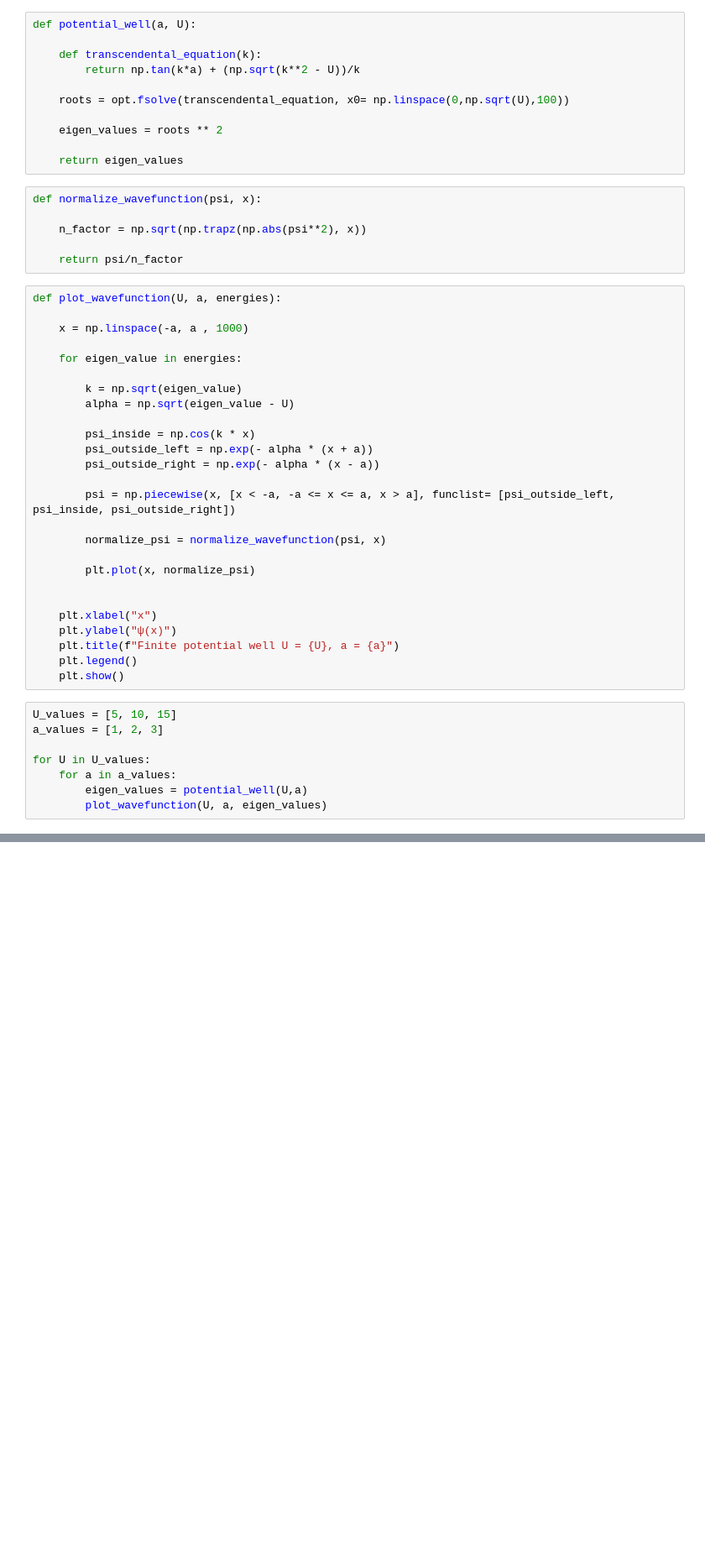
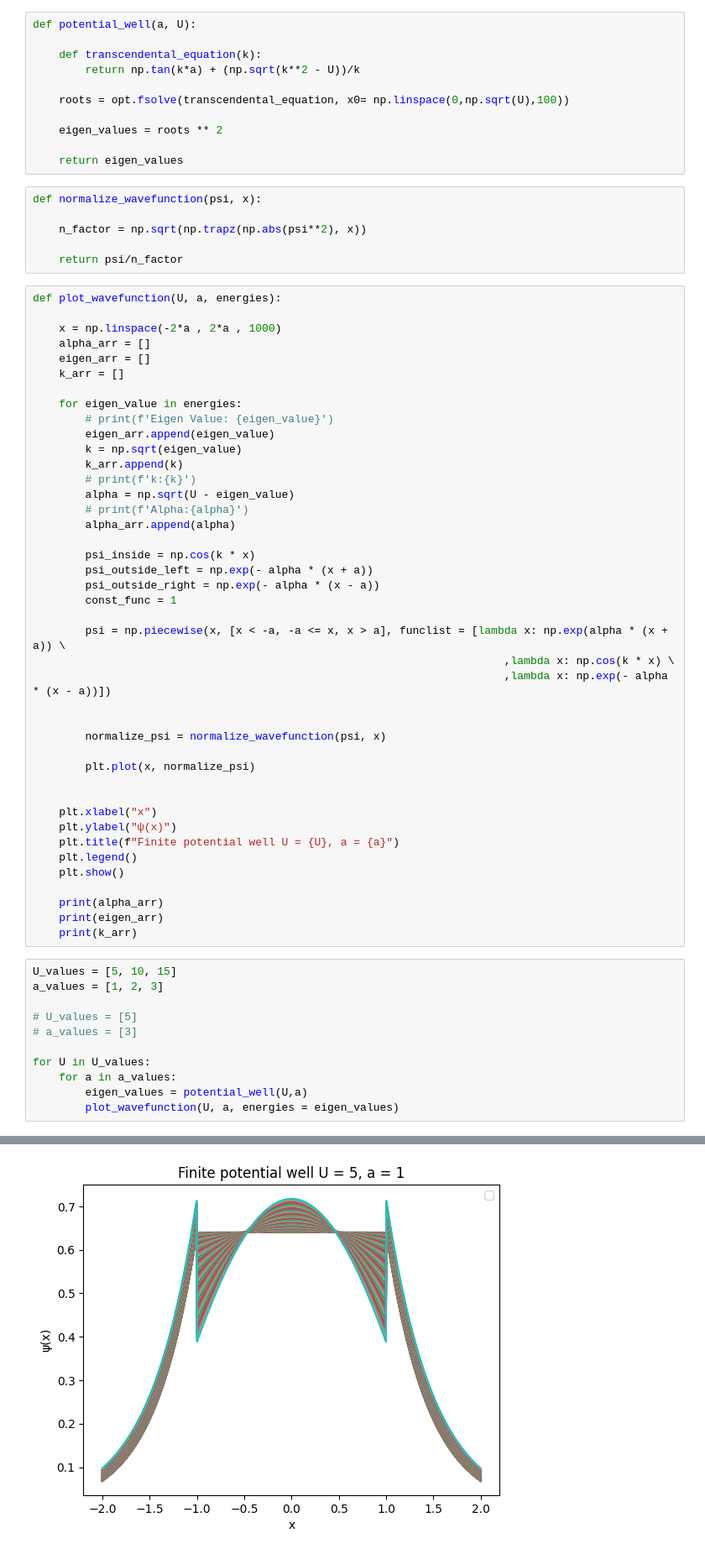
Before and after one commit to Alcatraz312/QM, a Jupyter notebook: Unit-1/finite_potential_well.ipynb, the cells around one changed output, grey strips where cells are left out. Shown at 84% size. Drawn from its saved outputs; the diff is of its cells as text; blank space fills up the shorter version.

```diff
--- a/Unit-1/finite_potential_well.ipynb
+++ b/Unit-1/finite_potential_well.ipynb
@@ -22,18 +22,30 @@ def normalize_wavefunction(psi, x):
 # %%
 def plot_wavefunction(U, a, energies):
 
-    x = np.linspace(-a, a , 1000)
+    x = np.linspace(-2*a , 2*a , 1000)
+    alpha_arr = []
+    eigen_arr = []
+    k_arr = []
 
     for eigen_value in energies:
-
+        # print(f'Eigen Value: {eigen_value}')
+        eigen_arr.append(eigen_value)
         k = np.sqrt(eigen_value)
-        alpha = np.sqrt(eigen_value - U)
+        k_arr.append(k)
+        # print(f'k:{k}')
+        alpha = np.sqrt(U - eigen_value)
+        # print(f'Alpha:{alpha}')
+        alpha_arr.append(alpha)
 
         psi_inside = np.cos(k * x)
         psi_outside_left = np.exp(- alpha * (x + a))
         psi_outside_right = np.exp(- alpha * (x - a))
+        const_func = 1
 
-        psi = np.piecewise(x, [x < -a, -a <= x <= a, x > a], funclist= [psi_outside_left, psi_inside, psi_outside_right])
+        psi = np.piecewise(x, [x < -a, -a <= x, x > a], funclist = [lambda x: np.exp(alpha * (x + a)) \
+                                                                        ,lambda x: np.cos(k * x) \
+                                                                        ,lambda x: np.exp(- alpha * (x - a))])
+
 
         normalize_psi = normalize_wavefunction(psi, x)
 
@@ -45,13 +57,20 @@ def plot_wavefunction(U, a, energies):
     plt.title(f"Finite potential well U = {U}, a = {a}")
     plt.legend()
     plt.show()
+
+    print(alpha_arr)
+    print(eigen_arr)
+    print(k_arr)
 # %%
 U_values = [5, 10, 15]
 a_values = [1, 2, 3]
 
+# U_values = [5]
+# a_values = [3]
+
 for U in U_values:
     for a in a_values:
         eigen_values = potential_well(U,a)
-        plot_wavefunction(U, a, eigen_values)
+        plot_wavefunction(U, a, energies = eigen_values)
 # %% [output]
   roots = opt.fsolve(transcendental_equation, x0= np.linspace(0,np.sqrt(U),100))
@@ -57,0 +78 @@ for U in U_values:
+[figure, added]
```
Also changed, not shown: parts of 2 cells of this notebook, 1 other file.
